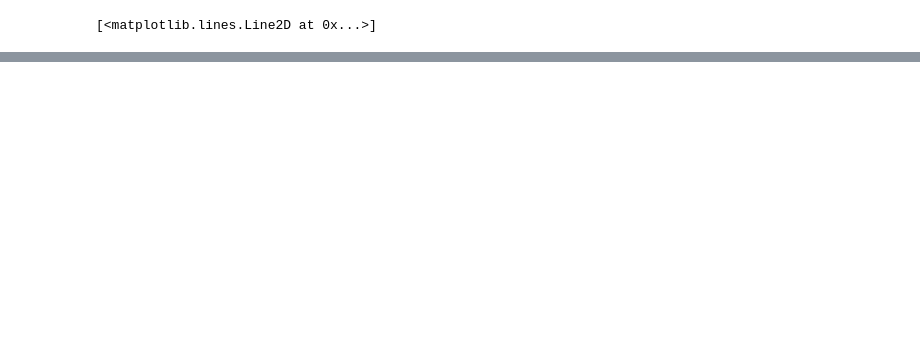
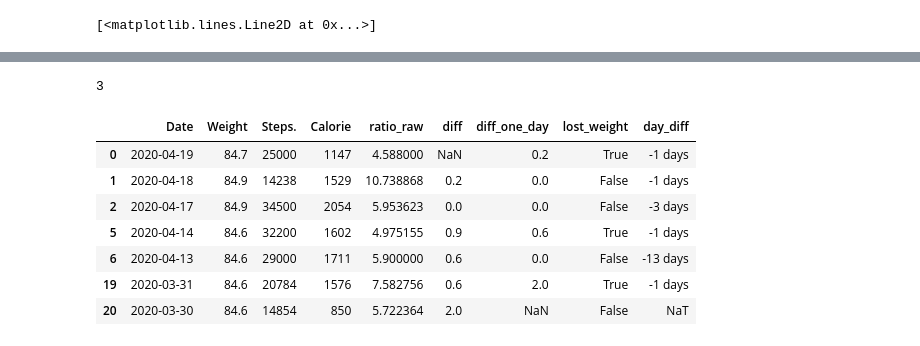
Before and after one commit to gwillig/foodwatch, a Jupyter notebook: analysis/Untitled.ipynb, the cells around one changed output, grey strips where cells are left out. Saved outputs shown, nothing was run; the diff lists cells and outputs as text; code cells hidden in the pictures; blank space fills up the shorter version.

```diff
--- a/analysis/Untitled.ipynb
+++ b/analysis/Untitled.ipynb
@@ -367,0 +370,18 @@ plt.plot(df_finish["w_date_date"],df_finish["w_weight_int"])
+# %%
+weight=85
+weight_range=0.5
+df = pd.read_csv("data_19_04.csv")
+df["Date"] = pd.to_datetime(df["Date"], format='%d/%m/%Y')
+df.loc[df["Date"]=="2020-04-15","Weight"]=86.6
+df.loc[df["Date"]=="2020-04-10","Weight"]=84.6
+df.loc[df["Date"]=="2020-03-30","Weight"]=84.6
+df.loc[df["Date"]=="2020-03-31","Weight"]=84.6
+
+df_weight = df.loc[(df["Weight"]>=weight-weight_range) & (df["Weight"]<=weight+weight_range )]
+#Sort by day
+df_weight_sorted = df_weight.sort_values(by=['Date'],ascending=False)
+'#Caclulate the day diff'
+df_weight_sorted["day_diff"] = df_weight_sorted["Date"].diff().shift(-1)
+df_weight_sorted.groupby(["day_diff"]).count()
+
+'# Now count all typs which are differnt height then 1. That is the times when you failed'
@@ -367,0 +478,54 @@ plt.plot(df_finish["w_date_date"],df_finish["w_weight_int"])
+# %%
+from collections import defaultdict
+import sys
+def longestSubsequence(a, n):
+    mp = defaultdict(lambda:0)
+
+    # stores the length of the longest
+    # subsequence that ends with a[i]
+    dp = [0 for i in range(n)]
+    maximum = -sys.maxsize
+
+    # iterate for all element
+    for i in range(n):
+
+        # if a[i]-1 is present before i-th index
+        if a[i] - 1 in mp:
+
+            # last index of a[i]-1
+            lastIndex = mp[a[i] - 1] - 1
+
+            # relation
+            dp[i] = 1 + dp[lastIndex]
+        else:
+            dp[i] = 1
+
+            # stores the index as 1-index as we need to
+            # check for occurrence, hence 0-th index
+            # will not be possible to check
+        mp[a[i]] = i + 1
+
+        # stores the longest length
+        maximum = max(maximum, dp[i])
+    return maximum
+
+
+# Driver Code
+a = [ 0,  1,  2,  5,  6, 19, 20]
+n = len(a)
+print(longestSubsequence(a, n))
+
+# This code is contributed by Shrikant13
+# %% [output]
+3
+# %%
+df_weight_sorted
+# %% [output]
+|  | Date | Weight | Steps. | Calorie | ratio_raw | diff | diff_one_day | lost_weight | day_diff |
+| 0 | 2020-04-19 | 84.7 | 25000 | 1147 | 4.588000 | NaN | 0.2 | True | -1 days |
+| 1 | 2020-04-18 | 84.9 | 14238 | 1529 | 10.738868 | 0.2 | 0.0 | False | -1 days |
+| 2 | 2020-04-17 | 84.9 | 34500 | 2054 | 5.953623 | 0.0 | 0.0 | False | -3 days |
+| 5 | 2020-04-14 | 84.6 | 32200 | 1602 | 4.975155 | 0.9 | 0.6 | True | -1 days |
+| 6 | 2020-04-13 | 84.6 | 29000 | 1711 | 5.900000 | 0.6 | 0.0 | False | -13 days |
+| 19 | 2020-03-31 | 84.6 | 20784 | 1576 | 7.582756 | 0.6 | 2.0 | True | -1 days |
+| 20 | 2020-03-30 | 84.6 | 14854 | 850 | 5.722364 | 2.0 | NaN | False | NaT |
```
Also changed, not shown: parts of 10 cells of this notebook, 2 other files.
